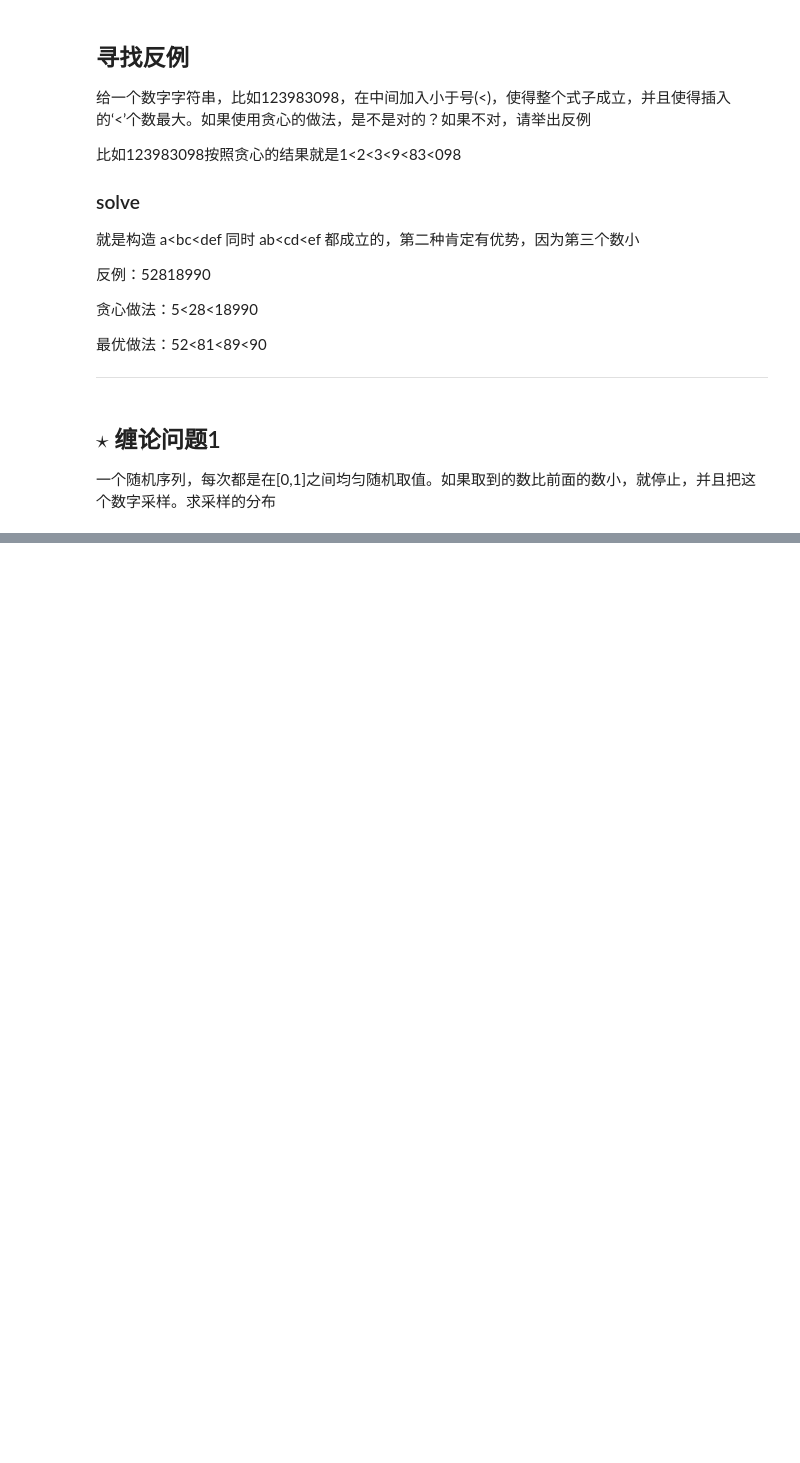
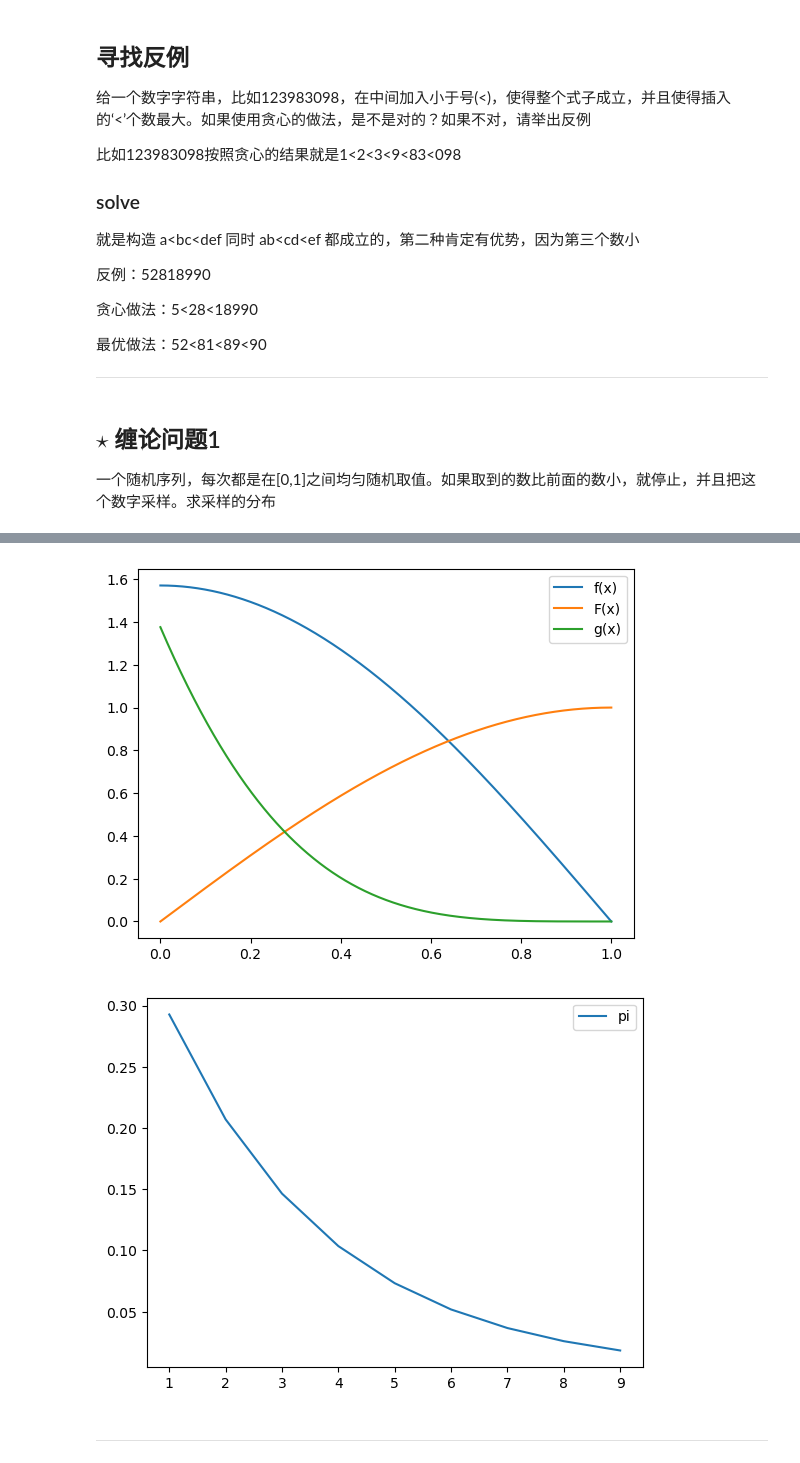
Before and after one commit to xitongsys/notes, a Jupyter notebook: puzzles/puzzles_2024.ipynb, the cells around one changed output, grey strips where cells are left out. Drawn from its saved outputs; the diff is of its cells as text; code cells hidden in the pictures; blank space fills up the shorter version.

```diff
--- a/puzzles/puzzles_2024.ipynb
+++ b/puzzles/puzzles_2024.ipynb
@@ -300,3 +300,40 @@ $p_1 = \int_0^1 g(a)da \int_{b-c>a,0<b,c<1} 1 db dc = \int_0^1 g(a) \frac{(1-a)^
 
 
 所以长度为i的中枢概率为$p_i = 0.2927(1-0.2927)^{i-1}$
+# %%
+# f(x) 分布
+
+import math
+import numpy as np
+import matplotlib.pyplot as plt
+
+N = 10000
+x = np.linspace(0,1,N)
+
+# f(x) 分布
+fx = math.pi/2 * np.cos(math.pi/2 * x)
+Fx = np.sin(math.pi/2*x)
+
+# 中枢高度分布g(x)
+gx = (math.pi/(math.pi-2))*(1 - np.sin(math.pi/2 * x)) * (1-x)**2 / 2
+
+plt.plot(x, fx, label='f(x)')
+plt.plot(x, Fx, label='F(x)')
+plt.plot(x, gx, label='g(x)')
+plt.legend()
+plt.show()
+
+
+# 中枢长度分布
+
+ls = np.array(range(1,10))
+p1 = 0.2927
+pi = (1-p1)**(ls-1)*p1
+plt.plot(ls, pi,label='pi')
+plt.legend()
+plt.show()
+# %% [output]
+[figure, added]
+[figure, added]
+# %% [markdown]
+------------------
```
